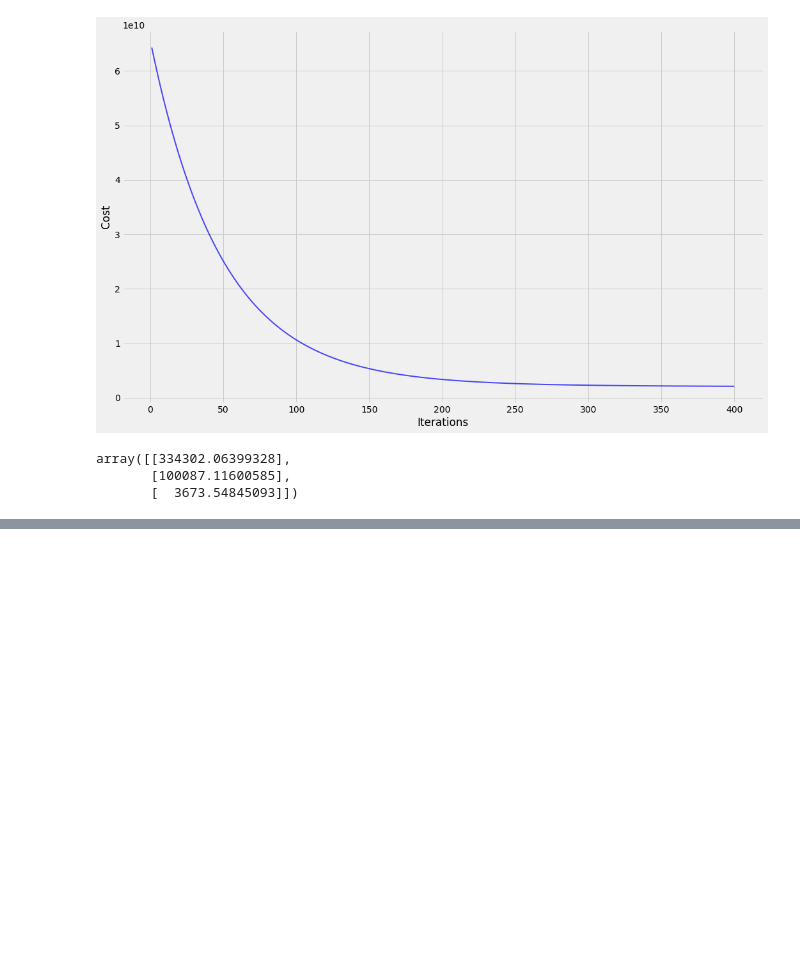
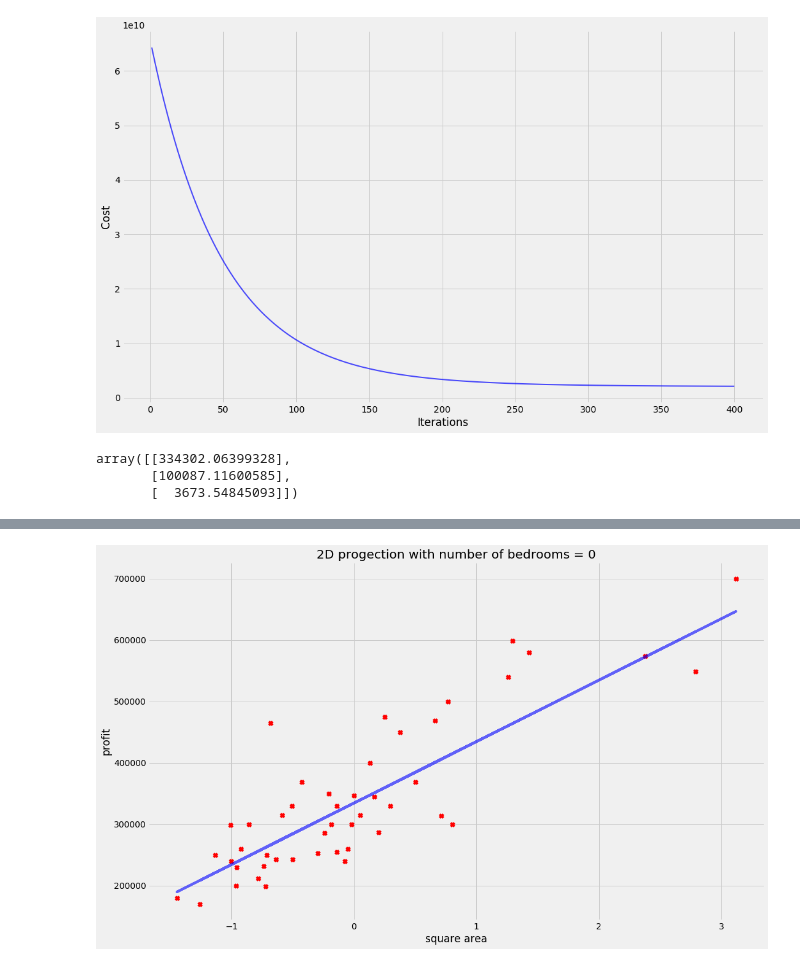
Before and after one commit to amoskovskykh/machine_learning_coursera_andrewng, a Jupyter notebook: linear_regression_mult.ipynb, the cells around one changed output, grey strips where cells are left out. Drawn from its saved outputs; the diff is of its cells as text; code cells hidden in the pictures; blank space fills up the shorter version.

```diff
--- a/linear_regression_mult.ipynb
+++ b/linear_regression_mult.ipynb
@@ -105,0 +106,11 @@ plt.show()
+# %%
+X1 = X
+X1[:,2][:] = 0
+plt.scatter(X[:,1], y, c = 'r', alpha = 1, marker = 'x', edgecolor = 'none');
+plt.plot(X[:,1], np.dot(X1, theta), c = 'b', alpha = 0.6)
+plt.xlabel('square area')
+plt.ylabel('profit')
+plt.title('2D progection with number of bedrooms = 0')
+plt.show()
+# %% [output]
+[figure, added]
```
Also changed, not shown: parts of 4 cells of this notebook.
